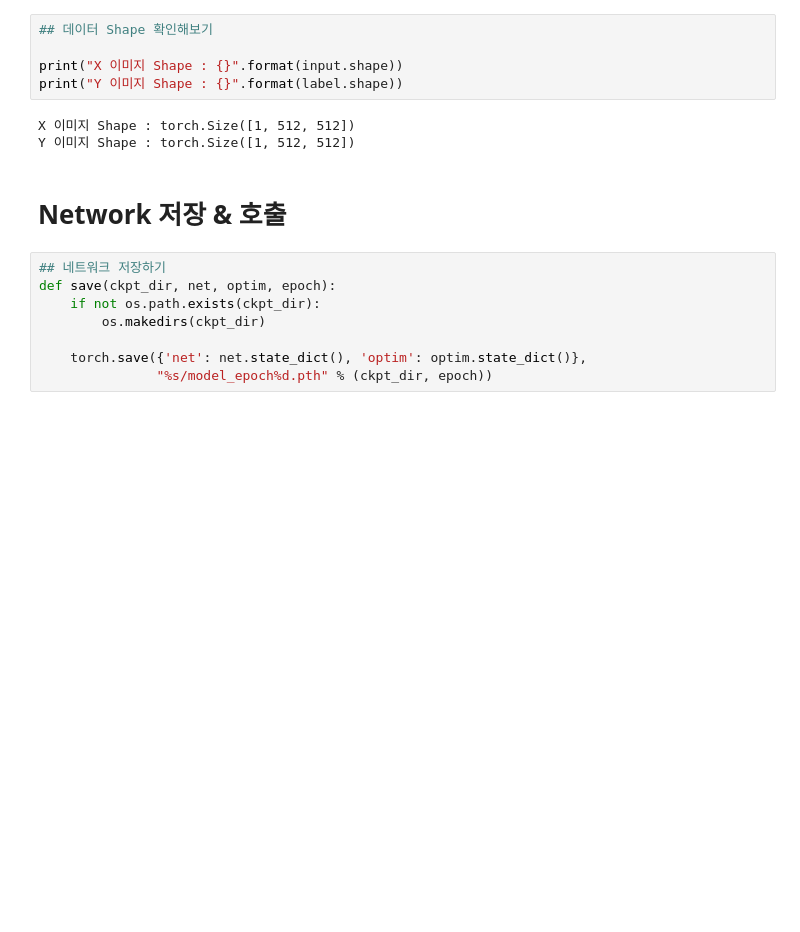
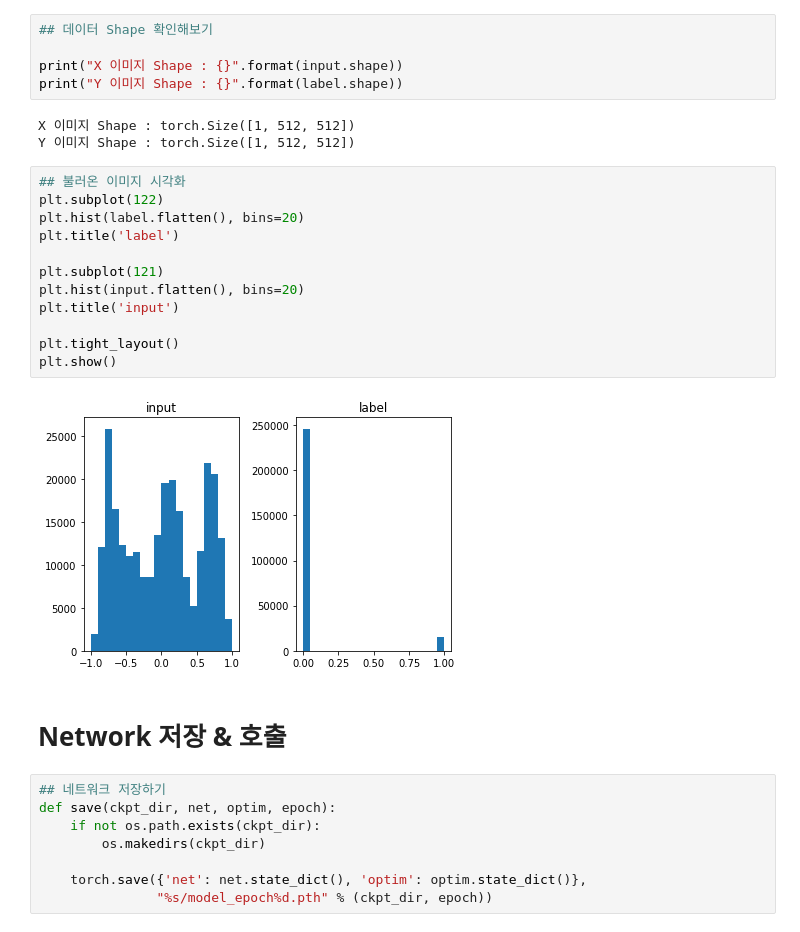
Before and after one commit to UnknwonD/project_ai, a Jupyter notebook: project_ai.ipynb, the cells around one changed output. Drawn from its saved outputs; the diff is of its cells as text; blank space fills up the shorter version.

```diff
--- a/project_ai.ipynb
+++ b/project_ai.ipynb
@@ -316,6 +621,20 @@ print("Y 이미지 Shape : {}".format(label.shape))
 # %% [output]
 X 이미지 Shape : torch.Size([1, 512, 512])
 Y 이미지 Shape : torch.Size([1, 512, 512])
+# %%
+## 불러온 이미지 시각화
+plt.subplot(122)
+plt.hist(label.flatten(), bins=20)
+plt.title('label')
+
+plt.subplot(121)
+plt.hist(input.flatten(), bins=20)
+plt.title('input')
+
+plt.tight_layout()
+plt.show()
+# %% [output]
+[figure, added]
 # %% [markdown]
 # Network 저장 & 호출
 # %%
```
Also changed, not shown: parts of 38 cells of this notebook.
